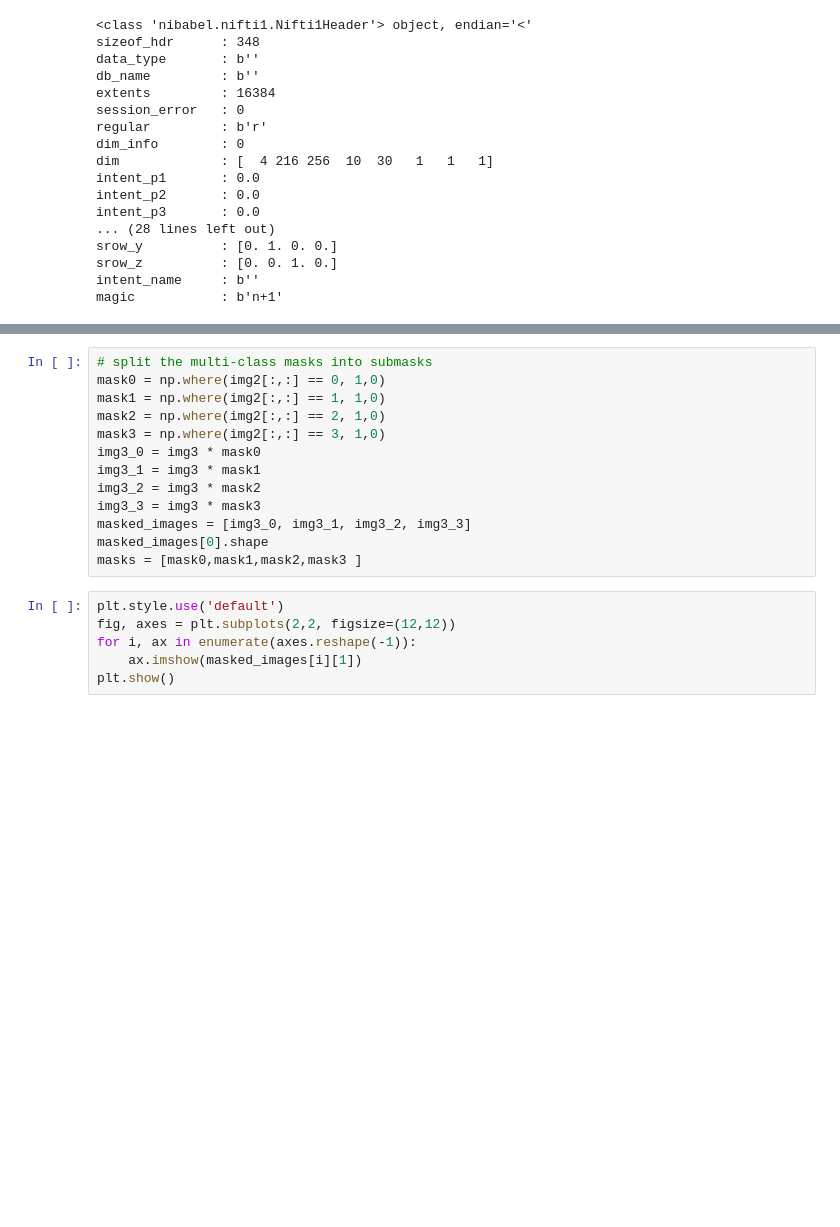
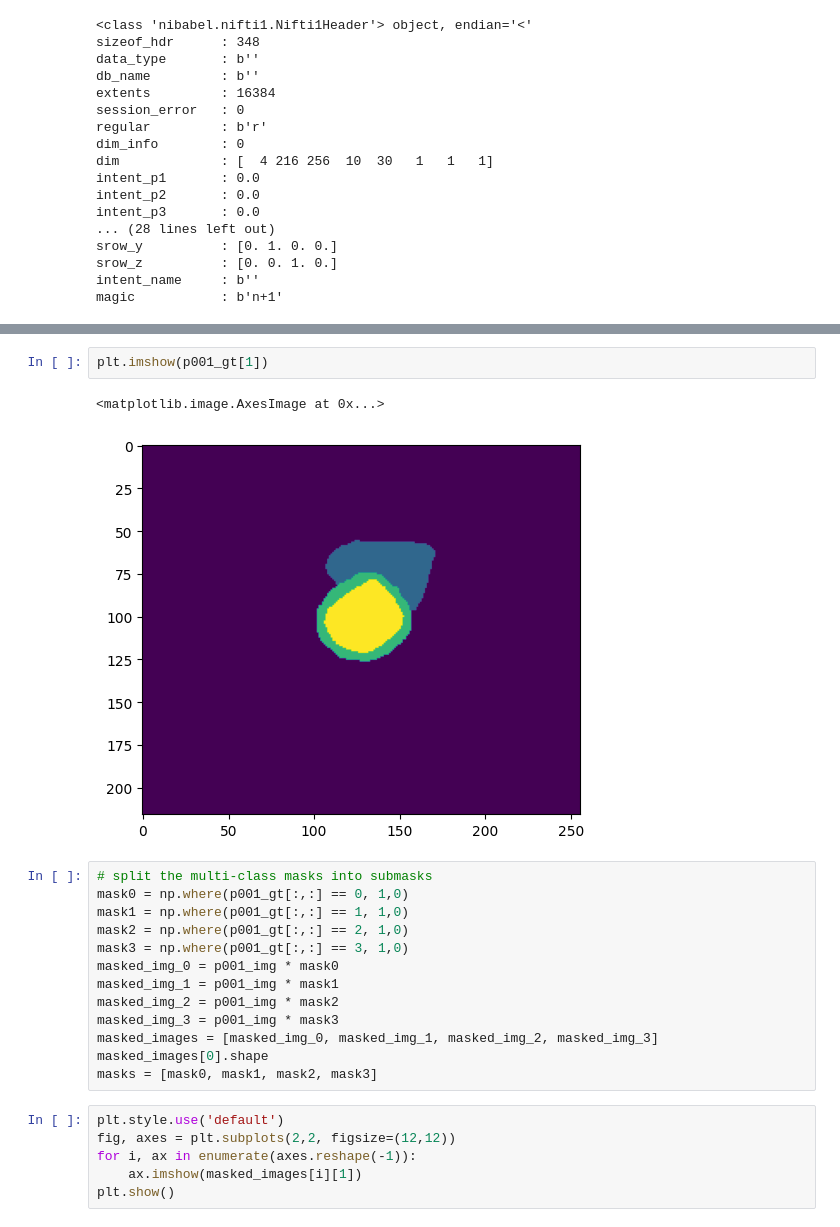
Before and after one commit to drigba/medical_image_segmentation, a Jupyter notebook: open_nii.ipynb, the cells around one changed output, grey strips where cells are left out. Saved outputs shown, nothing was run; the diff lists cells and outputs as text; blank space fills up the shorter version.

```diff
--- a/open_nii.ipynb
+++ b/open_nii.ipynb
@@ -124,16 +121,21 @@ img3[:,:,0].max()
+# %%
+plt.imshow(p001_gt[1])
+# %% [output]
+<matplotlib.image.AxesImage at 0x...>
+[figure, added]
 # %%
 # split the multi-class masks into submasks
-mask0 = np.where(img2[:,:] == 0, 1,0)
-mask1 = np.where(img2[:,:] == 1, 1,0)
-mask2 = np.where(img2[:,:] == 2, 1,0)
-mask3 = np.where(img2[:,:] == 3, 1,0)
-img3_0 = img3 * mask0
-img3_1 = img3 * mask1
-img3_2 = img3 * mask2
-img3_3 = img3 * mask3
-masked_images = [img3_0, img3_1, img3_2, img3_3]
+mask0 = np.where(p001_gt[:,:] == 0, 1,0)
+mask1 = np.where(p001_gt[:,:] == 1, 1,0)
+mask2 = np.where(p001_gt[:,:] == 2, 1,0)
+mask3 = np.where(p001_gt[:,:] == 3, 1,0)
+masked_img_0 = p001_img * mask0
+masked_img_1 = p001_img * mask1
+masked_img_2 = p001_img * mask2
+masked_img_3 = p001_img * mask3
+masked_images = [masked_img_0, masked_img_1, masked_img_2, masked_img_3]
 masked_images[0].shape
-masks = [mask0,mask1,mask2,mask3 ]
+masks = [mask0, mask1, mask2, mask3]
 # %%
 plt.style.use('default')
 fig, axes = plt.subplots(2,2, figsize=(12,12))
```
Also changed, not shown: parts of 12 cells of this notebook.
